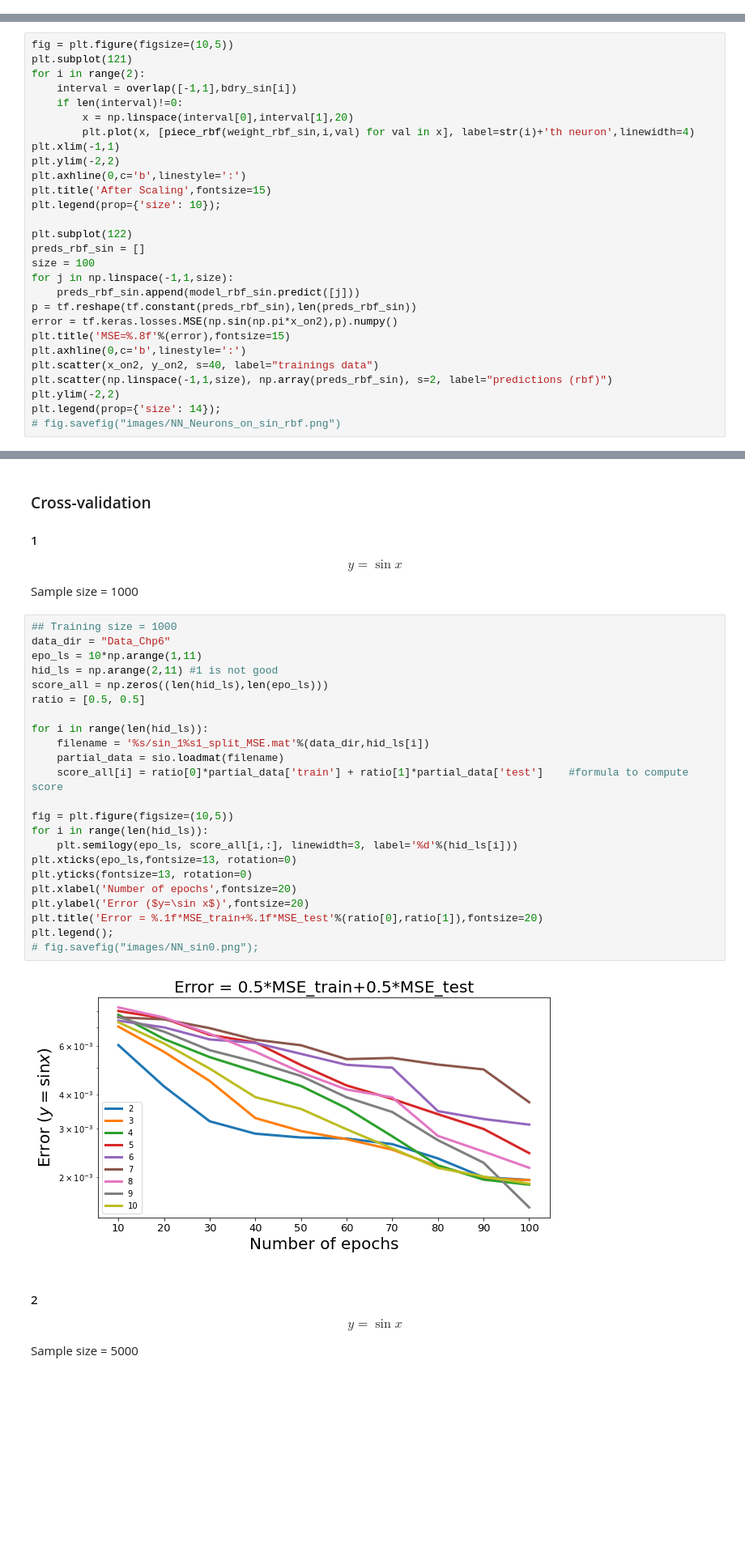
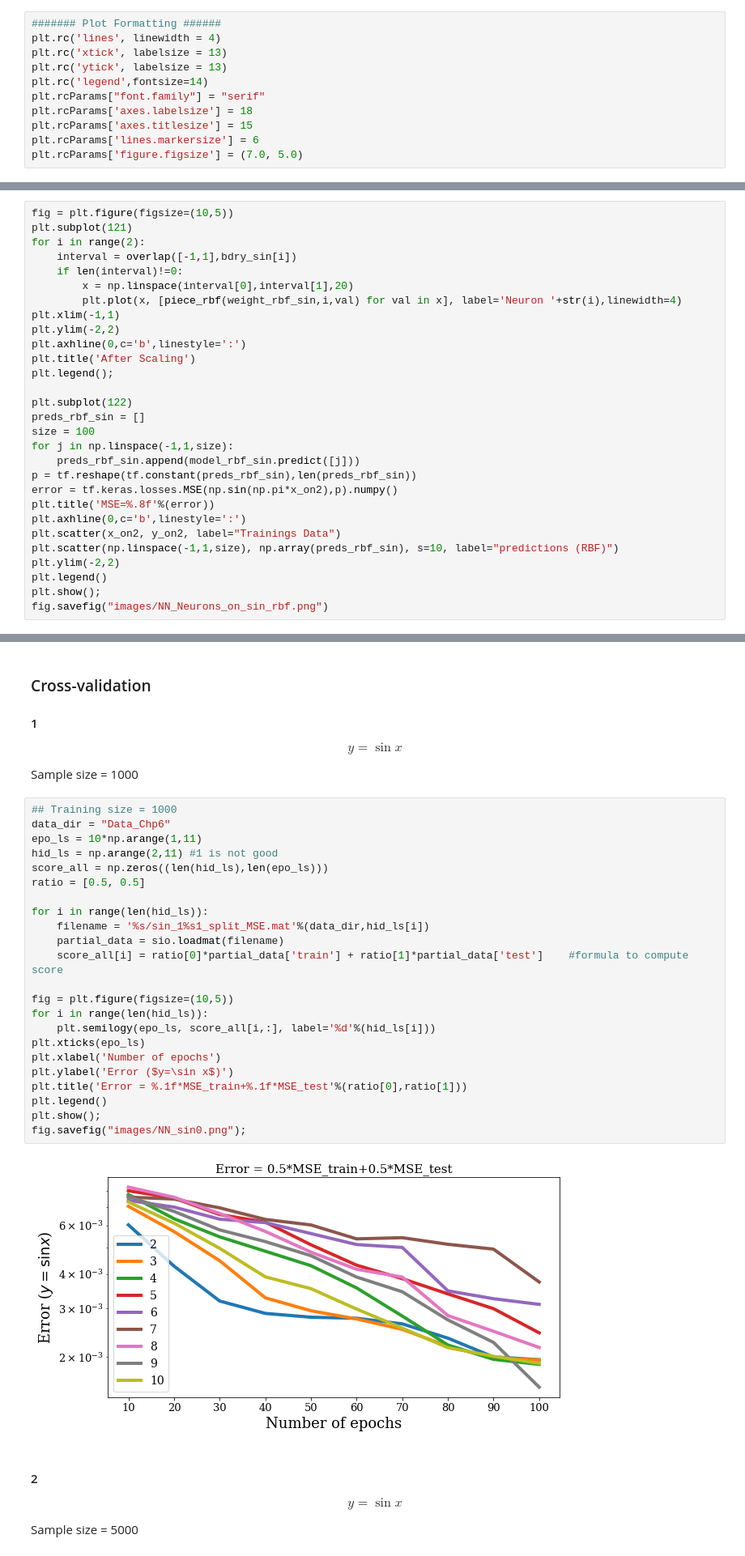
Before and after one commit to User-zwj/Thesis_Wenjuan_Code, a Jupyter notebook: Chapter6.ipynb, the cells around one changed output, grey strips where cells are left out. Shown: that part at 81% size. Saved outputs shown, nothing was run; the diff lists cells and outputs as text; blank space fills up the shorter version.

Commit message:
Update plot formatting in Chap6

```diff
--- a/Chapter6.ipynb
+++ b/Chapter6.ipynb
@@ -8,3 +8,14 @@ from tensorflow.random import set_seed
 from scipy.stats import gaussian_kde as kde
 from sklearn.preprocessing import MinMaxScaler
 import matplotlib.pyplot as plt
+# %%
+####### Plot Formatting ######
+plt.rc('lines', linewidth = 4)
+plt.rc('xtick', labelsize = 13)
+plt.rc('ytick', labelsize = 13)
+plt.rc('legend',fontsize=14)
+plt.rcParams["font.family"] = "serif"
+plt.rcParams['axes.labelsize'] = 18
+plt.rcParams['axes.titlesize'] = 15
+plt.rcParams['lines.markersize'] = 6
+plt.rcParams['figure.figsize'] = (7.0, 5.0)
@@ -435,12 +445,12 @@ for i in range(2):
     interval = overlap([-1,1],bdry_sin[i])
     if len(interval)!=0:
         x = np.linspace(interval[0],interval[1],20)
-        plt.plot(x, [piece_rbf(weight_rbf_sin,i,val) for val in x], label=str(i)+'th neuron',linewidth=4)
+        plt.plot(x, [piece_rbf(weight_rbf_sin,i,val) for val in x], label='Neuron '+str(i),linewidth=4)
 plt.xlim(-1,1)
 plt.ylim(-2,2)
 plt.axhline(0,c='b',linestyle=':')
-plt.title('After Scaling',fontsize=15)
-plt.legend(prop={'size': 10});
+plt.title('After Scaling')
+plt.legend();
 
 plt.subplot(122)
 preds_rbf_sin = []
@@ -449,11 +459,12 @@ for j in np.linspace(-1,1,size):
     preds_rbf_sin.append(model_rbf_sin.predict([j]))
 p = tf.reshape(tf.constant(preds_rbf_sin),len(preds_rbf_sin))
 error = tf.keras.losses.MSE(np.sin(np.pi*x_on2),p).numpy()
-plt.title('MSE=%.8f'%(error),fontsize=15)
+plt.title('MSE=%.8f'%(error))
 plt.axhline(0,c='b',linestyle=':')
-plt.scatter(x_on2, y_on2, s=40, label="trainings data")
-plt.scatter(np.linspace(-1,1,size), np.array(preds_rbf_sin), s=2, label="predictions (rbf)")
+plt.scatter(x_on2, y_on2, label="Trainings Data")
+plt.scatter(np.linspace(-1,1,size), np.array(preds_rbf_sin), s=10, label="predictions (RBF)")
 plt.ylim(-2,2)
-plt.legend(prop={'size': 14});
-# fig.savefig("images/NN_Neurons_on_sin_rbf.png")
+plt.legend()
+plt.show();
+fig.savefig("images/NN_Neurons_on_sin_rbf.png")
 # %% [output]
@@ -470,28 +481,28 @@ Sample size = 1000
 # %%
 ## Training size = 1000
 data_dir = "Data_Chp6"
 epo_ls = 10*np.arange(1,11)
 hid_ls = np.arange(2,11) #1 is not good
 score_all = np.zeros((len(hid_ls),len(epo_ls)))
 ratio = [0.5, 0.5]
 
 for i in range(len(hid_ls)):
     filename = '%s/sin_1%s1_split_MSE.mat'%(data_dir,hid_ls[i])
     partial_data = sio.loadmat(filename)
     score_all[i] = ratio[0]*partial_data['train'] + ratio[1]*partial_data['test']    #formula to compute score
 
 fig = plt.figure(figsize=(10,5))
 for i in range(len(hid_ls)):
-    plt.semilogy(epo_ls, score_all[i,:], linewidth=3, label='%d'%(hid_ls[i]))
-plt.xticks(epo_ls,fontsize=13, rotation=0)
-plt.yticks(fontsize=13, rotation=0)
-plt.xlabel('Number of epochs',fontsize=20)
-plt.ylabel('Error ($y=\sin x$)',fontsize=20)
-plt.title('Error = %.1f*MSE_train+%.1f*MSE_test'%(ratio[0],ratio[1]),fontsize=20)
-plt.legend();
-# fig.savefig("images/NN_sin0.png");
+    plt.semilogy(epo_ls, score_all[i,:], label='%d'%(hid_ls[i]))
+plt.xticks(epo_ls)
+plt.xlabel('Number of epochs')
+plt.ylabel('Error ($y=\sin x$)')
+plt.title('Error = %.1f*MSE_train+%.1f*MSE_test'%(ratio[0],ratio[1]))
+plt.legend()
+plt.show();
+fig.savefig("images/NN_sin0.png");
 # %% [output]
-[figure, old version]
+[figure, new version]
 # %% [markdown]
 #### 2
 $$
```
Also changed, not shown: parts of 17 cells of this notebook, 14 other files.
